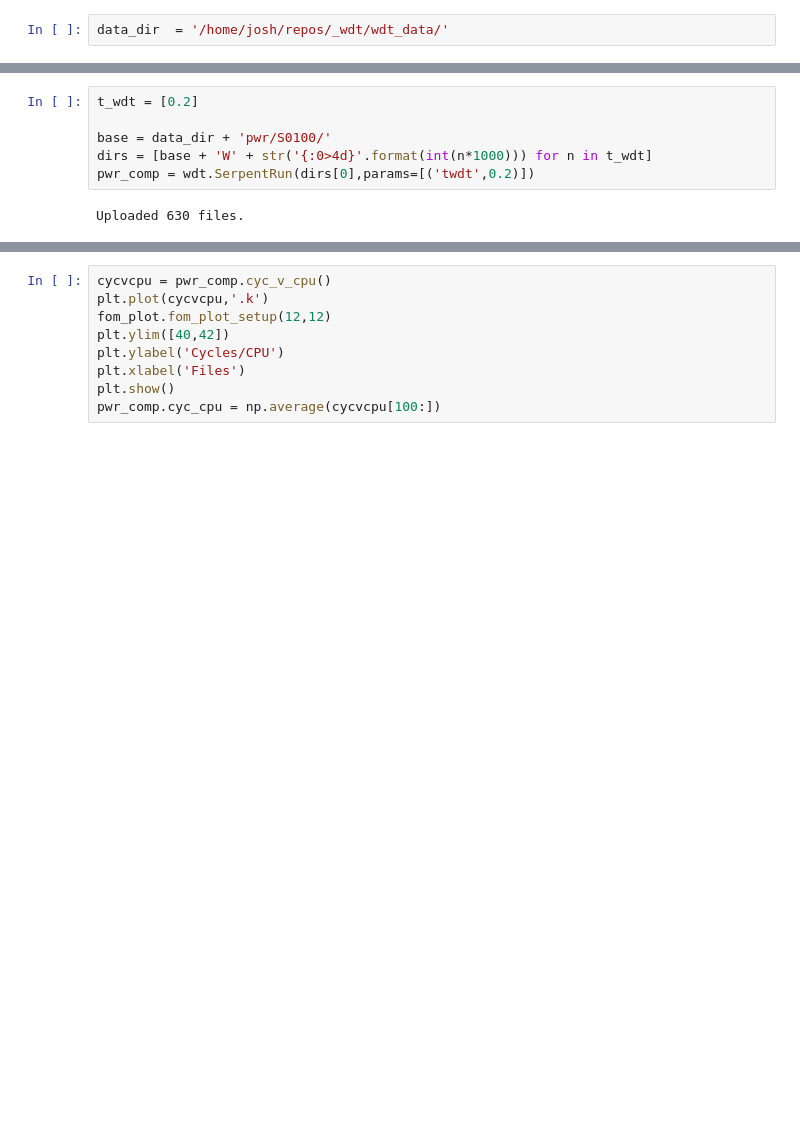
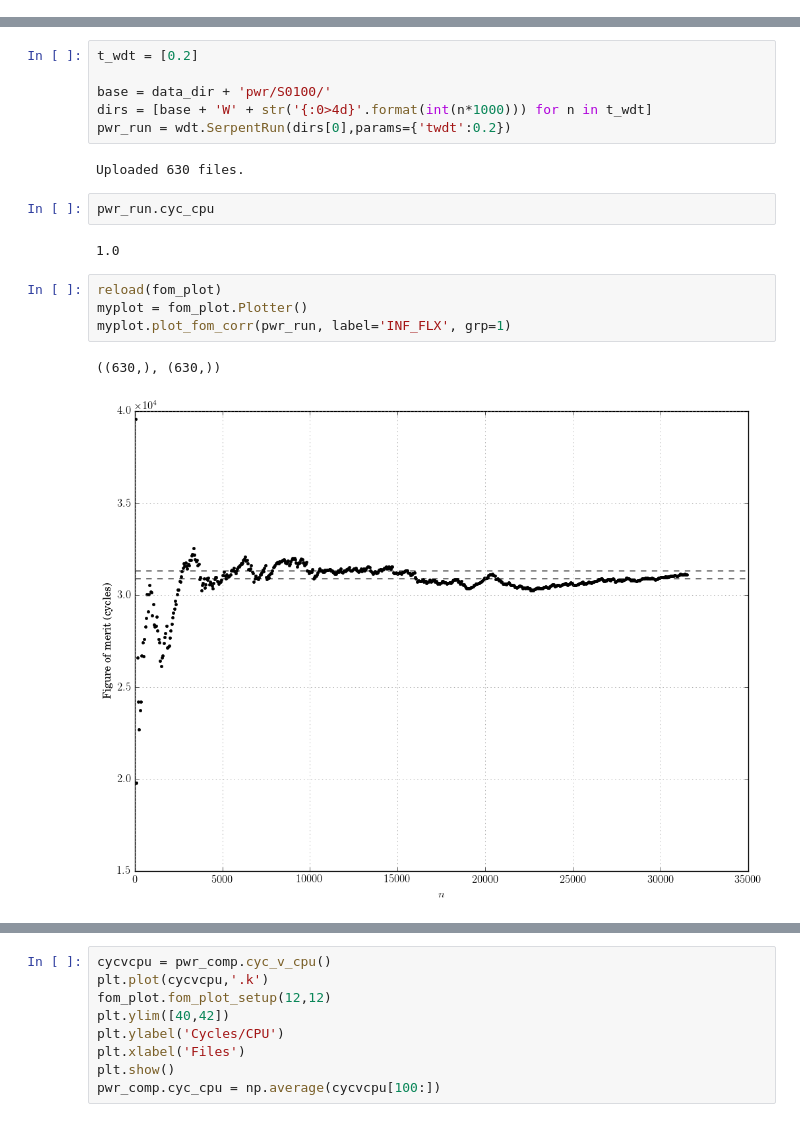
Before and after one commit to JessicaRehak/WDT_Analysis, a Jupyter notebook: dev.ipynb, the cells around one changed output, grey strips where cells are left out. Saved outputs shown, nothing was run; the diff lists cells and outputs as text; blank space fills up the shorter version.

```diff
--- a/dev.ipynb
+++ b/dev.ipynb
@@ -4,5 +4,3 @@ import analysis.plot_tools as fom_plot
 import numpy as np
 import pandas as pd
 import matplotlib.pyplot as plt
-# %%
-data_dir  = '/home/josh/repos/_wdt/wdt_data/'
@@ -11,6 +45,17 @@ t_wdt = [0.2]
 
 base = data_dir + 'pwr/S0100/'
 dirs = [base + 'W' + str('{:0>4d}'.format(int(n*1000))) for n in t_wdt]
-pwr_comp = wdt.SerpentRun(dirs[0],params=[('twdt',0.2)])
+pwr_run = wdt.SerpentRun(dirs[0],params={'twdt':0.2})
 # %% [output]
 Uploaded 630 files.
+# %%
+pwr_run.cyc_cpu
+# %% [output]
+1.0
+# %%
+reload(fom_plot)
+myplot = fom_plot.Plotter()
+myplot.plot_fom_corr(pwr_run, label='INF_FLX', grp=1)
+# %% [output]
+((630,), (630,))
+[figure, added]
```
Also changed, not shown: parts of 13 cells of this notebook, 3 other files.
